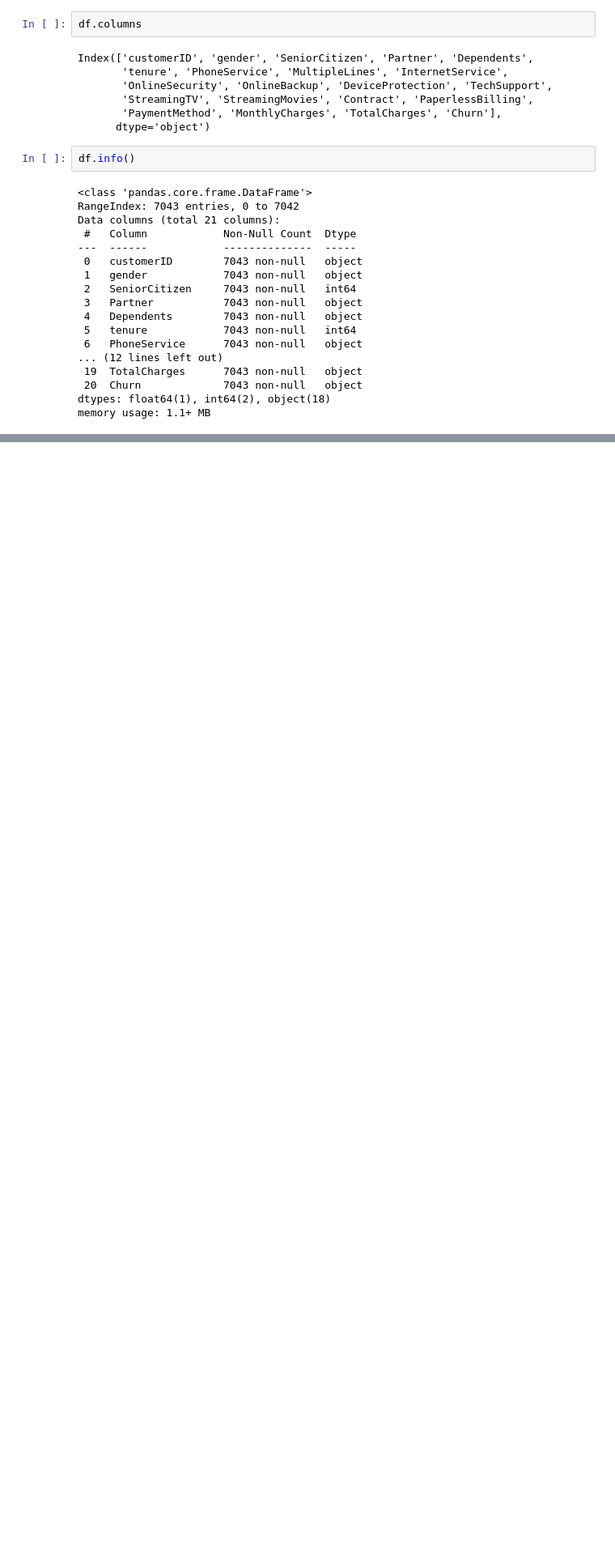
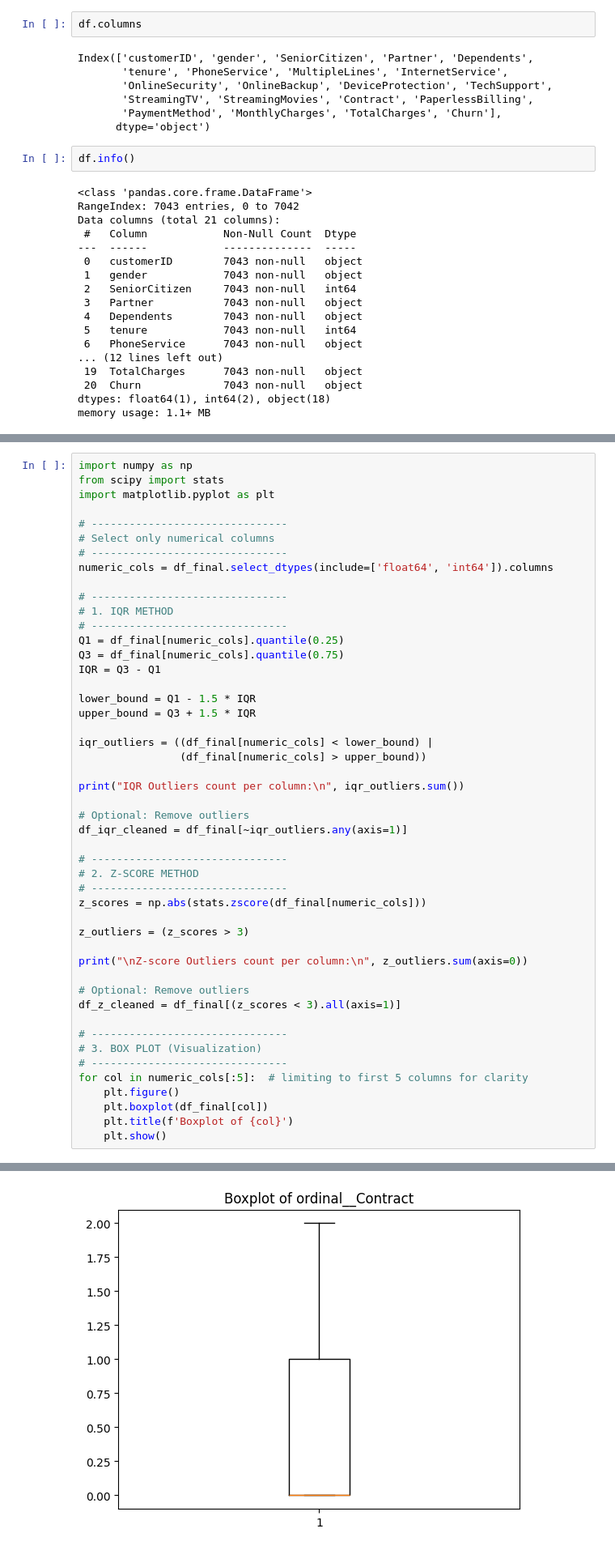
Before and after one commit to Akshu2827/Business-Analytics-case-study, a Jupyter notebook: case_1.ipynb, the cells around one changed output, grey strips where cells are left out. Shown at 81% size. Saved outputs shown, nothing was run; the diff lists cells and outputs as text; blank space fills up the shorter version.

```diff
--- a/case_1.ipynb
+++ b/case_1.ipynb
@@ -112,0 +251,49 @@ print(df_final.head())
+# %%
+import numpy as np
+from scipy import stats
+import matplotlib.pyplot as plt
+
+# -------------------------------
+# Select only numerical columns
+# -------------------------------
+numeric_cols = df_final.select_dtypes(include=['float64', 'int64']).columns
+
+# -------------------------------
+# 1. IQR METHOD
+# -------------------------------
+Q1 = df_final[numeric_cols].quantile(0.25)
+Q3 = df_final[numeric_cols].quantile(0.75)
+IQR = Q3 - Q1
+
+lower_bound = Q1 - 1.5 * IQR
+upper_bound = Q3 + 1.5 * IQR
+
+iqr_outliers = ((df_final[numeric_cols] < lower_bound) |
+                (df_final[numeric_cols] > upper_bound))
+
+print("IQR Outliers count per column:\n", iqr_outliers.sum())
+
+# Optional: Remove outliers
+df_iqr_cleaned = df_final[~iqr_outliers.any(axis=1)]
+
+# -------------------------------
+# 2. Z-SCORE METHOD
+# -------------------------------
+z_scores = np.abs(stats.zscore(df_final[numeric_cols]))
+
+z_outliers = (z_scores > 3)
+
+print("\nZ-score Outliers count per column:\n", z_outliers.sum(axis=0))
+
+# Optional: Remove outliers
+df_z_cleaned = df_final[(z_scores < 3).all(axis=1)]
+
+# -------------------------------
+# 3. BOX PLOT (Visualization)
+# -------------------------------
+for col in numeric_cols[:5]:  # limiting to first 5 columns for clarity
+    plt.figure()
+    plt.boxplot(df_final[col])
+    plt.title(f'Boxplot of {col}')
+    plt.show()
+# %% [output]
@@ -112,0 +317 @@ print(df_final.head())
+[figure, added]
```
Also changed, not shown: parts of 6 cells of this notebook.
